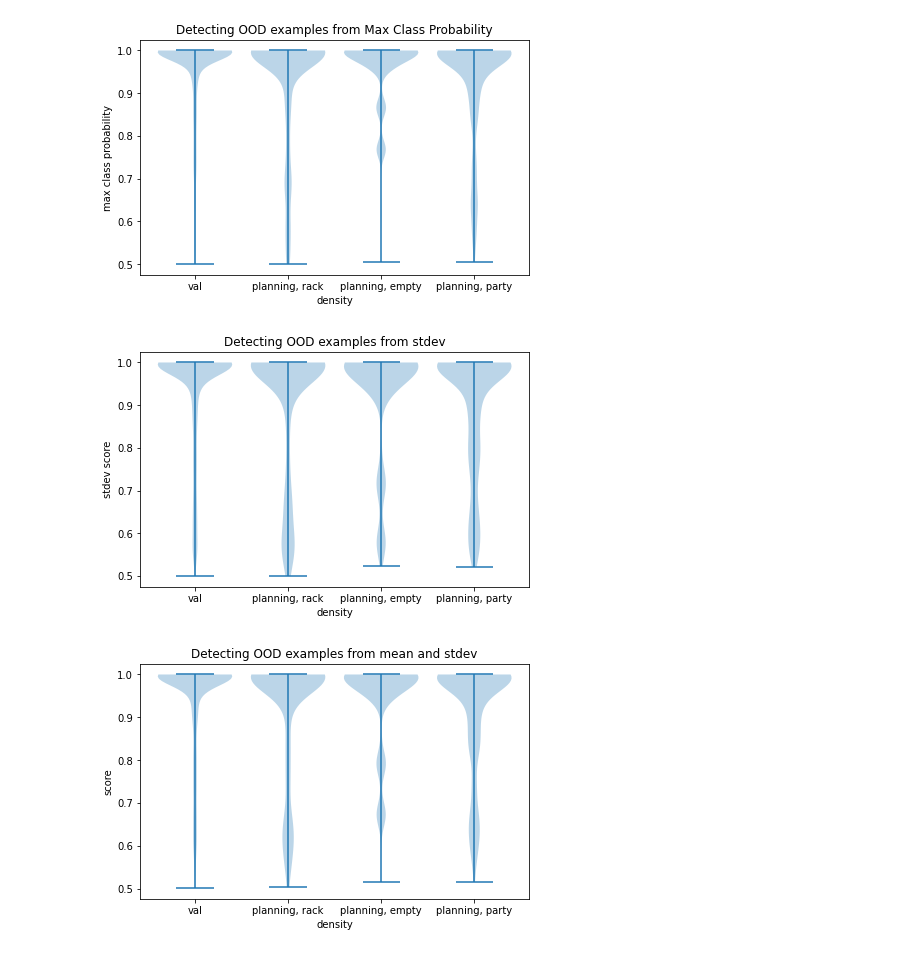
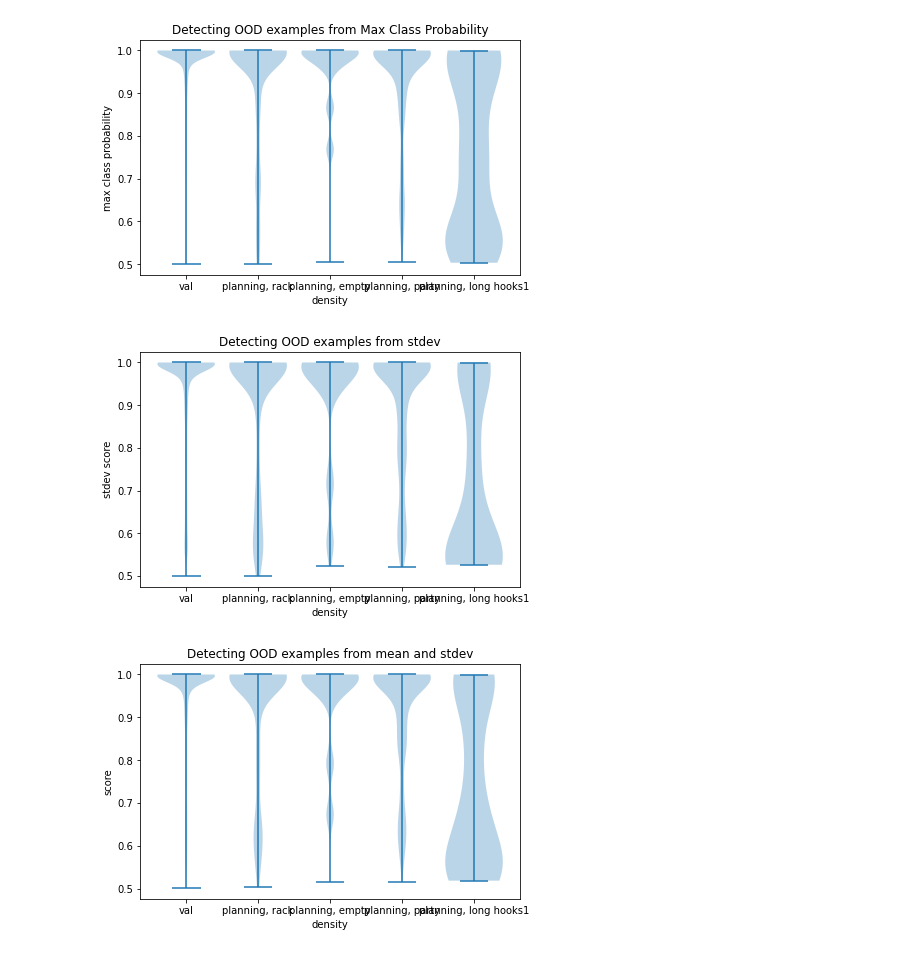
Before and after one commit to UM-ARM-Lab/data-augmentation-for-manipulation, a Jupyter notebook: link_bot_classifiers/notebooks/Inspect Classifier.ipynb, the cells around one changed output. Cells and saved outputs as stored; diff of their text form; code cells hidden in the pictures.

Commit message:
more analysis of classifier ensembles
not getting much success

```diff
--- a/link_bot_classifiers/notebooks/Inspect Classifier.ipynb
+++ b/link_bot_classifiers/notebooks/Inspect Classifier.ipynb
@@ -21,21 +27,33 @@ def myshorten(string: str):
     return shortened
 
 infiles = {
-'val': 'results/classifier_data/val_car_feasible_1614981888/val_car_feasible_ensemble/results_1615575308.npz',
-'planning, rack': 'results/classifier_data/results/rack/val_car_feasible_ensemble/results_1615646688.npz',
-'planning, empty' : 'results/classifier_data/results/empty1/val_car_feasible_ensemble/results_1615679299.npz',
-'planning, party' : 'results/classifier_data/results/party1/val_car_feasible_ensemble/results_1615778226.npz',
-# 'planning, long hooks1': 'results/classifier_data/results/long_hooks_1+starts-close/val_car_feasible_ensemble/results_1615575521.npz',
+'val': 'results/classifier_data/val_car_feasible_1614981888/val_car_feasible_ensemble/results_1615910040.npz',
+'planning, rack': 'results/classifier_data/results/rack/val_car_feasible_ensemble/results_1615909240.npz',
+'planning, empty' : 'results/classifier_data/results/empty1/val_car_feasible_ensemble/results_1615909453.npz',
+'planning, party' : 'results/classifier_data/results/party1/val_car_feasible_ensemble/results_1615909963.npz',
+'planning, long hooks1': 'results/classifier_data/results/long_hooks_1+starts-close/val_car_feasible_ensemble/results_1615909327.npz',
 # 'starts-far val': 'results/classifier_data/val_car_feasible_stars_far_1614982110+only-starts-far/val_car_feasible_ensemble/results_1615489739.npz',
 # 'planning, car': 'results/classifier_data/results/fss-no-starts-far-classifier-1/val_car_feasible_ensemble/',
 }
 
-data = {}
+
+dfs = {}
 for name, infile in infiles.items():
     infile_path = pathlib.Path(infile)
-    datum = np.load(infile)
-    print(name, list(datum.keys()))
-    data[name] = datum
+    df = np.load(infile)
+    print(name, list(df.keys()))
 
-names = list(data.keys())
+    actual_data_keys = [
+        'stdevs',
+        'is_correct',
+        'probabilities',
+        'labels',
+        'error',
+    ]
+    actual_data = {k : df[k] for k in actual_data_keys}
+
+    df = pd.DataFrame(data=actual_data)
+    dfs[name] = df
+
+names = list(dfs.keys())
 # %% [output]
@@ -202,24 +295,24 @@ for name, datum in data.items():
 # %%
 # Can the mean output probability of the ensemble tell us whether the input is OOD?
 
-max_class_probabilities_across_dataset = [make_max_class_prob(v['probabilities']) for v in data.values()]
-positions = list(range(len(data)))
+max_class_probabilities_across_dataset = [make_max_class_prob(v['probabilities']) for v in dfs.values()]
+positions = list(range(len(dfs)))
 
 _, ax = plt.subplots(constrained_layout=True)
 ax.set_title("Detecting OOD examples from Max Class Probability")
 ax.violinplot(max_class_probabilities_across_dataset, positions, widths=0.8)
 ax.set_xticks(positions)
 ax.set_xticklabels(names)
 ax.set_xlabel("density")
 ax.set_ylabel("max class probability")
 plt.savefig("ood_from_mcp.jpeg")
 # %% [output]
-[figure, old version]
+[figure, new version]
 # %%
 # Can the ensemble stdev tell us whether the input is OOD?
 
-stdevs_across_dataset = [v['stdevs'] for v in data.values()]
-positions = list(range(len(data)))
+stdevs_across_dataset = [v['stdevs'] for v in dfs.values()]
+positions = list(range(len(dfs)))
 
 _, ax = plt.subplots(constrained_layout=True)
 ax.set_title("Detecting OOD examples from stdev")
@@ -230,16 +323,16 @@ ax.set_xlabel("density")
 ax.set_ylabel("stdev score")
 plt.savefig("ood_from_stdev.jpeg")
 # %% [output]
-[figure, old version]
+[figure, new version]
 # %%
 # Can the mean & stdev of ensemble together tell us whether the input is OOD?
 
-probabilities_across_dataset = [v['probabilities'] for v in data.values()]
-max_class_probabilities_across_dataset = np.array([make_max_class_prob(v['probabilities']) for v in data.values()])
+probabilities_across_dataset = [v['probabilities'] for v in dfs.values()]
+max_class_probabilities_across_dataset = np.array([make_max_class_prob(v['probabilities']) for v in dfs.values()])
 
-stdevs_across_dataset = np.array([v['stdevs'] for v in data.values()])
+stdevs_across_dataset = np.array([v['stdevs'] for v in dfs.values()])
 scores_across_dataset = alpha * stdev_score(stdevs_across_dataset) + (1 - alpha) * max_class_probabilities_across_dataset
-positions = list(range(len(data)))
+positions = list(range(len(dfs)))
 
 _, ax = plt.subplots(constrained_layout=True)
 ax.set_title("Detecting OOD examples from mean and stdev")
@@ -250,7 +343,7 @@ ax.set_xlabel("density")
 ax.set_ylabel("score")
 plt.savefig("ood_from_score.jpeg")
 # %% [output]
-[figure, old version]
+[figure, new version]
 # %%
 _, ax1 = plt.subplots()
 ax1.set_title(f"Using MCP to predict mistakes (balanced)")
```
Also changed, not shown: parts of 15 cells of this notebook, 7 other files.
